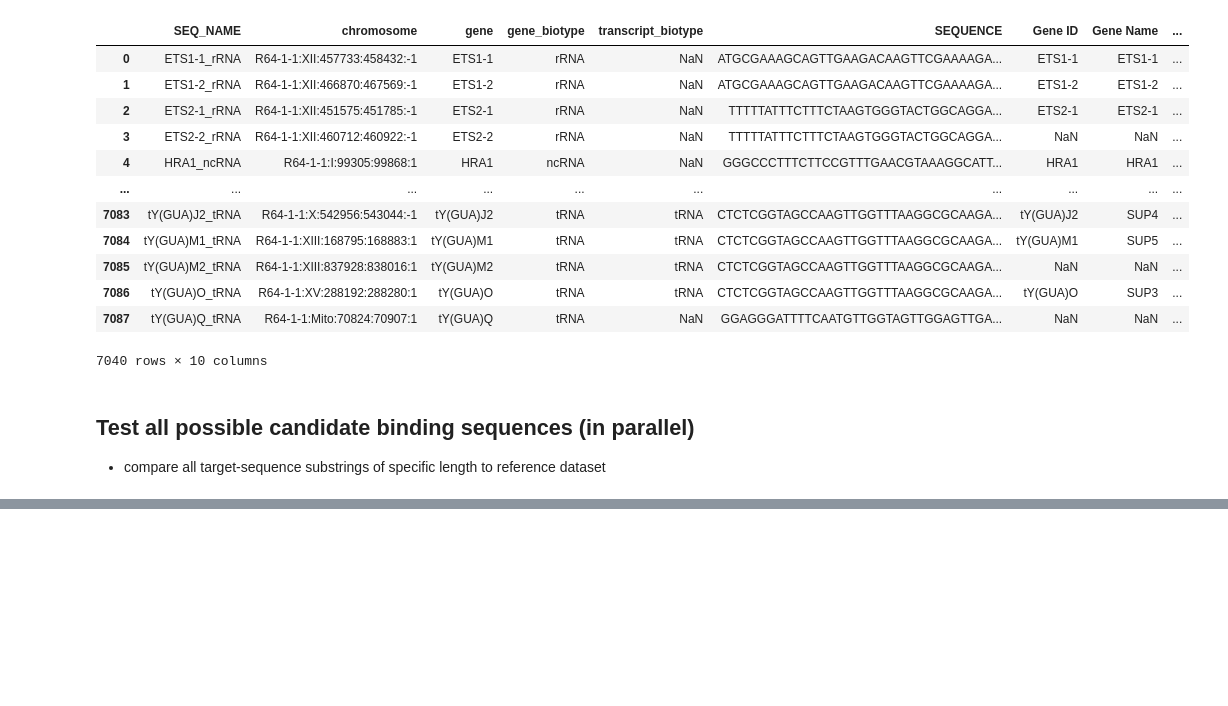
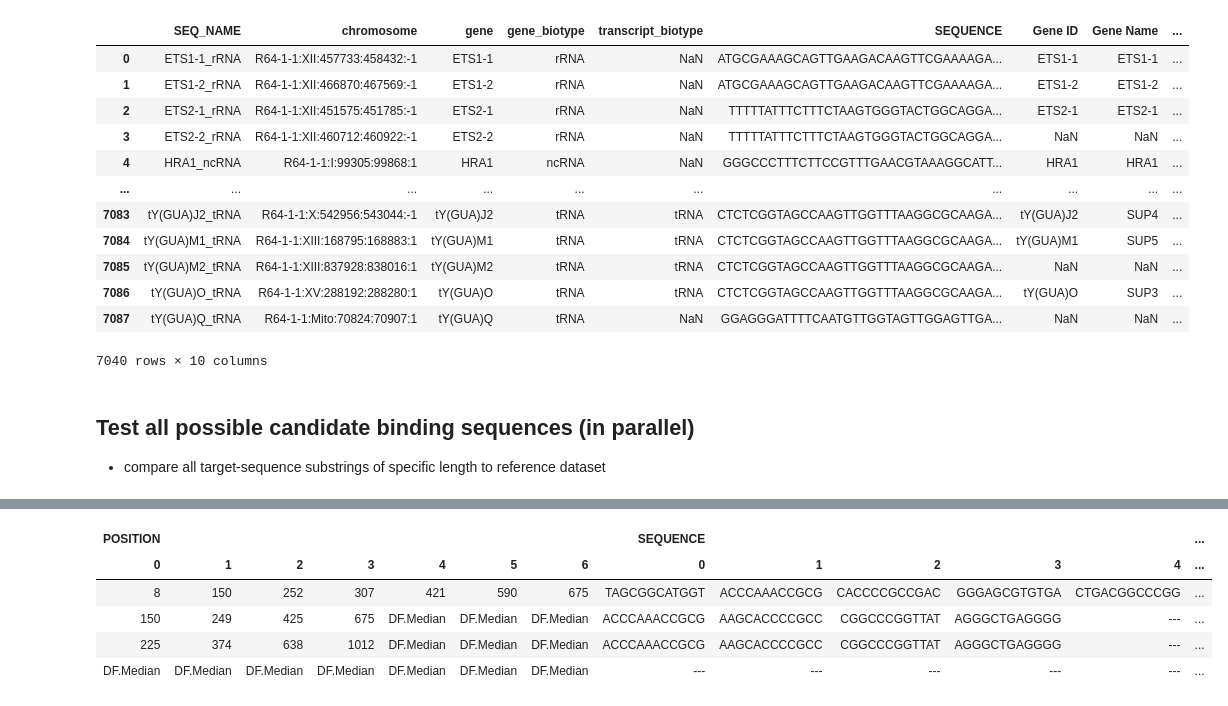
Before and after one commit to Q1vy/iGEM2025-TRAPS-Software-and-Modelling, a Jupyter notebook: target_search_alt.ipynb, the cells around one changed output, grey strips where cells are left out. Drawn from its saved outputs; the diff is of its cells as text; code cells hidden in the pictures; blank space fills up the shorter version.

```diff
--- a/target_search_alt.ipynb
+++ b/target_search_alt.ipynb
@@ -195,0 +189,26 @@ df_table(pd.DataFrame([qcr]))
+# %%
+
+def combo_summarize(combo_sc_results, use_weights: bool = True, VIR_max: int = 32, r2t: bool = True):
+    positions = {}
+    sequences = {}
+    seq_names = {}
+    weight = {"WEIGHT": 0}
+    for i, (query, scr) in enumerate(combo_sc_results):
+        positions |= {f"POSITION {i}": query.POSITION}
+        sequences |= {f"SEQUENCE {i}": query.SEQUENCE}
+        seq_names |= {f"SEQ_NAME {i}": query.SEQ_NAME}
+        weight["WEIGHT"] += query.WEIGHT
+
+        if i == 0:
+            references_scr = scr.loc[~(scr.SEQ_NAME == target.SEQ_NAME)].reset_index(drop = True)  # results from the comparison with the reference dataset (sequences to avoid)
+            target_scr     = scr.loc[  scr.SEQ_NAME == target.SEQ_NAME ].reset_index(drop = True).iloc[0]  # results from the comparison with the target sequence
+        else:
+            references_scr[metrics] += scr.loc[~(scr.SEQ_NAME == target.SEQ_NAME)].reset_index(drop = True)[metrics]  # results from the comparison with the reference dataset (sequences to avoid)
+            target_scr[metrics]     += scr.loc[  scr.SEQ_NAME == target.SEQ_NAME ].reset_index(drop = True).iloc[0][metrics]  # results from the comparison with the target sequence
+    return sc_summarize(pd.Series(positions | sequences | seq_names | weight), references_scr,  target_scr, use_weights=use_weights, VIR_max=VIR_max, r2t=r2t, plot = False)
+# %%
+qnscr_dict = {qnsc_results[i][0].POSITION: qnsc_results[i] for i in range(len(qnsc_results))}
+query_combos = [[8, 150, 252, 307, 421, 590, 675], [150, 249, 425, 675]]  # the first selection based on the unweighted transcriptome, and the second selection we did based on the weighted transcriptome.
+
+combo_sc_data = [[qnscr_dict[query_position] for query_position in query_combo] for query_combo in query_combos]  # prepare sequence comparison results from earlier in the groups of two
+qc_results = pd.DataFrame([combo_summarize(csd) for csd in tqdm(combo_sc_data, total = len(combo_sc_data), ncols = 100)]) # evaluate the combined sequence comparison results for each group of queries
@@ -195,0 +252,11 @@ df_table(pd.DataFrame([qcr]))
+# %%
+qc_results2 = pd.concat([qc_results, pd.DataFrame([qc_results.iloc[1]])], ignore_index=True)
+qc_results2.loc[2, qc_results2.select_dtypes(include=['number']).columns] *= 6/4
+df_table(qc_results2)
+# %% [output]
+| POSITION |  |  |  |  |  |  | SEQUENCE |  |  |  |  | ... |
+| 0 | 1 | 2 | 3 | 4 | 5 | 6 | 0 | 1 | 2 | 3 | 4 | ... |
+| 8 | 150 | 252 | 307 | 421 | 590 | 675 | TAGCGGCATGGT | ACCCAAACCGCG | CACCCCGCCGAC | GGGAGCGTGTGA | CTGACGGCCCGG | ... |
+| 150 | 249 | 425 | 675 | DF.Median | DF.Median | DF.Median | ACCCAAACCGCG | AAGCACCCCGCC | CGGCCCGGTTAT | AGGGCTGAGGGG | --- | ... |
+| 225 | 374 | 638 | 1012 | DF.Median | DF.Median | DF.Median | ACCCAAACCGCG | AAGCACCCCGCC | CGGCCCGGTTAT | AGGGCTGAGGGG | --- | ... |
+| DF.Median | DF.Median | DF.Median | DF.Median | DF.Median | DF.Median | DF.Median | --- | --- | --- | --- | --- | ... |
```
Also changed, not shown: parts of 8 cells of this notebook, 4 other files.
